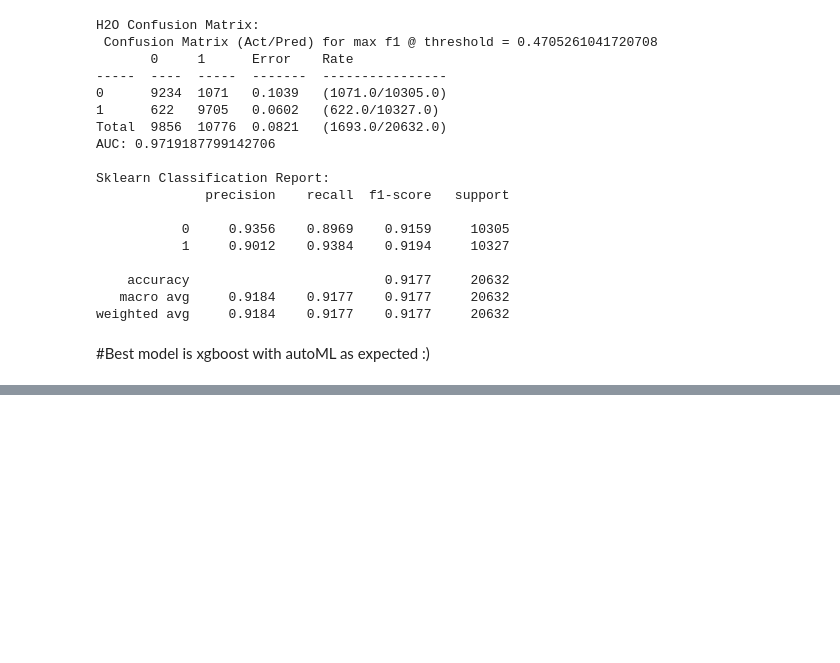
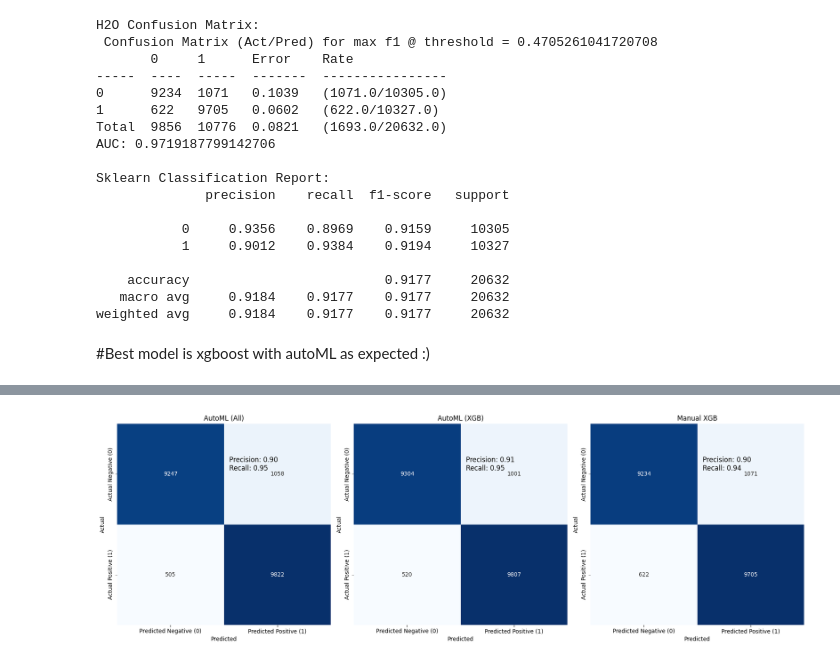
Before and after one commit to HussainBadreddeen/AutoML_Thesis, a Jupyter notebook: H2o_thesis.ipynb, the cells around one changed output, grey strips where cells are left out. Cells and saved outputs as stored; diff of their text form; code cells hidden in the pictures; blank space fills up the shorter version.

```diff
--- a/H2o_thesis.ipynb
+++ b/H2o_thesis.ipynb
@@ -457,0 +501,49 @@ weighted avg     0.9184    0.9177    0.9177     20632
+# %%
+import matplotlib.pyplot as plt
+import seaborn as sns
+import pandas as pd
+import numpy as np
+
+# Confusion matrices for each model
+data = {
+    "Model": ["AutoML (All)", "AutoML (All)", "AutoML (XGB)", "AutoML (XGB)", "Manual XGB", "Manual XGB"],
+    "Actual": ["0", "1", "0", "1", "0", "1"],
+    "Predicted 0": [9247, 505, 9304, 520, 9234, 622],
+    "Predicted 1": [1058, 9822, 1001, 9807, 1071, 9705]
+}
+
+# Convert to DataFrame
+df_cm = pd.DataFrame(data)
+
+# Create grouped confusion matrix plot
+fig, axs = plt.subplots(1, 3, figsize=(18, 6))
+models = ["AutoML (All)", "AutoML (XGB)", "Manual XGB"]
+
+for i, model in enumerate(models):
+    model_data = df_cm[df_cm["Model"] == model].set_index("Actual")
+    cm = model_data[["Predicted 0", "Predicted 1"]].values
+
+    # Plot confusion matrix
+    sns.heatmap(cm, annot=True, fmt="d", cmap="Blues", cbar=False,
+                xticklabels=["Predicted Negative (0)", "Predicted Positive (1)"],
+                yticklabels=["Actual Negative (0)", "Actual Positive (1)"], ax=axs[i])
+    axs[i].set_title(model)
+    axs[i].set_xlabel("Predicted")
+    axs[i].set_ylabel("Actual")
+
+    # Add precision, recall as text on top of the plot
+    total = cm.sum()
+    tn, fp, fn, tp = cm.ravel()
+
+    # Precision and Recall
+    precision = tp / (tp + fp) if (tp + fp) > 0 else 0
+    recall = tp / (tp + fn) if (tp + fn) > 0 else 0
+
+    # Add these metrics as text on the plot (slightly moved down)
+    metrics_text = f"Precision: {precision:.2f}\nRecall: {recall:.2f}"
+    axs[i].text(1.05, 0.4, metrics_text, ha='left', va='center', fontsize=12, color='black')
+
+plt.tight_layout()
+plt.show()
+# %% [output]
+[figure, added]
```
Also changed, not shown: parts of 2 cells of this notebook.
